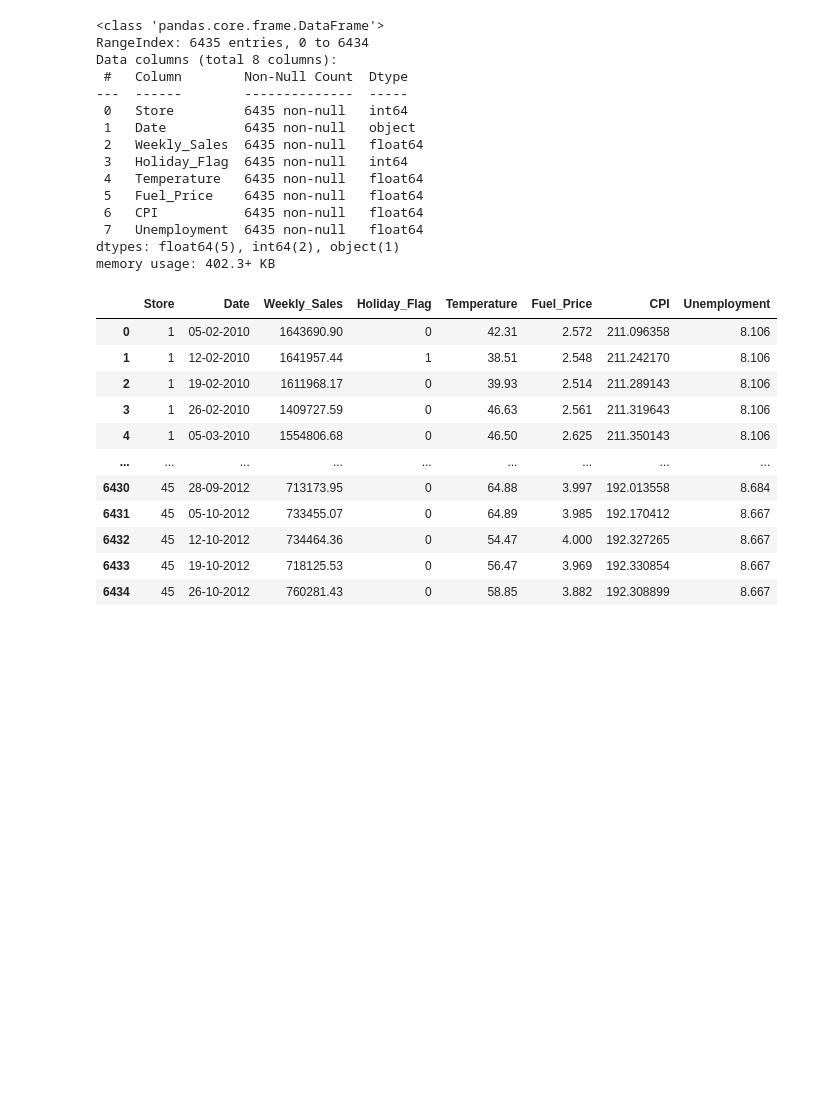
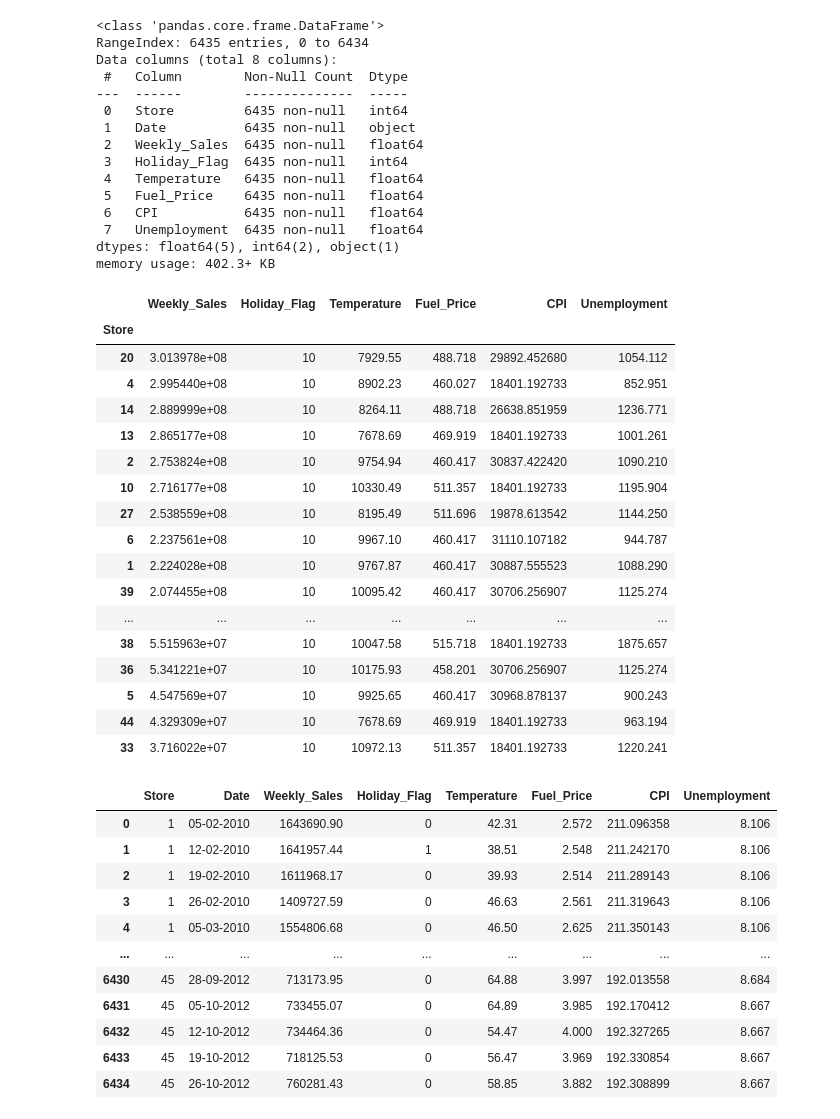
Before and after one commit to MariMecucci/arquivos-legais, a Jupyter notebook: Mini_Projeto_2_DNC_Marina_de_Andrade_Mecucci_RID_82589.ipynb, the cells around one changed output. Saved outputs shown, nothing was run; the diff lists cells and outputs as text; code cells hidden in the pictures; blank space fills up the shorter version.

```diff
--- a/Mini_Projeto_2_DNC_Marina_de_Andrade_Mecucci_RID_82589.ipynb
+++ b/Mini_Projeto_2_DNC_Marina_de_Andrade_Mecucci_RID_82589.ipynb
@@ -46,6 +49,29 @@ Data columns (total 8 columns):
  7   Unemployment  6435 non-null   float64
 dtypes: float64(5), int64(2), object(1)
 memory usage: 402.3+ KB
+# %%
+# Verificando o tipo de dado
+df_sum = df.groupby(['Store']).sum().sort_values(by='Weekly_Sales', ascending=False)
+df_sum
+# %% [output]
+|  | Weekly_Sales | Holiday_Flag | Temperature | Fuel_Price | CPI | Unemployment |
+| Store |  |  |  |  |  |  |
+| 20 | 3.013978e+08 | 10 | 7929.55 | 488.718 | 29892.452680 | 1054.112 |
+| 4 | 2.995440e+08 | 10 | 8902.23 | 460.027 | 18401.192733 | 852.951 |
+| 14 | 2.889999e+08 | 10 | 8264.11 | 488.718 | 26638.851959 | 1236.771 |
+| 13 | 2.865177e+08 | 10 | 7678.69 | 469.919 | 18401.192733 | 1001.261 |
+| 2 | 2.753824e+08 | 10 | 9754.94 | 460.417 | 30837.422420 | 1090.210 |
+| 10 | 2.716177e+08 | 10 | 10330.49 | 511.357 | 18401.192733 | 1195.904 |
+| 27 | 2.538559e+08 | 10 | 8195.49 | 511.696 | 19878.613542 | 1144.250 |
+| 6 | 2.237561e+08 | 10 | 9967.10 | 460.417 | 31110.107182 | 944.787 |
+| 1 | 2.224028e+08 | 10 | 9767.87 | 460.417 | 30887.555523 | 1088.290 |
+| 39 | 2.074455e+08 | 10 | 10095.42 | 460.417 | 30706.256907 | 1125.274 |
+| ... | ... | ... | ... | ... | ... | ... |
+| 38 | 5.515963e+07 | 10 | 10047.58 | 515.718 | 18401.192733 | 1875.657 |
+| 36 | 5.341221e+07 | 10 | 10175.93 | 458.201 | 30706.256907 | 1125.274 |
+| 5 | 4.547569e+07 | 10 | 9925.65 | 460.417 | 30968.878137 | 900.243 |
+| 44 | 4.329309e+07 | 10 | 7678.69 | 469.919 | 18401.192733 | 963.194 |
+| 33 | 3.716022e+07 | 10 | 10972.13 | 511.357 | 18401.192733 | 1220.241 |
 # %%
 # Outra verificação de valores nulos e sua soma final, além de outra remoção de dados duplicados
 
```
Also changed, not shown: parts of 21 cells of this notebook.
